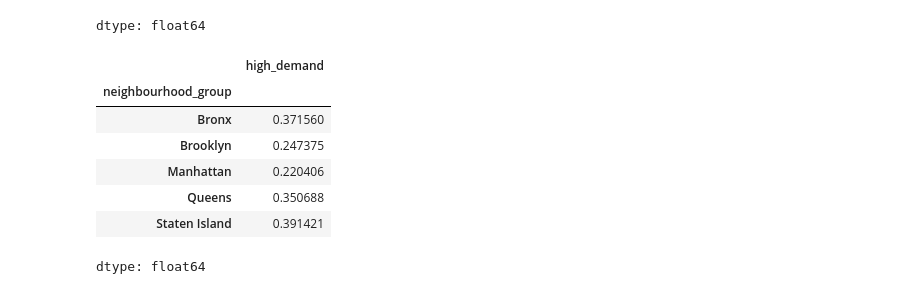
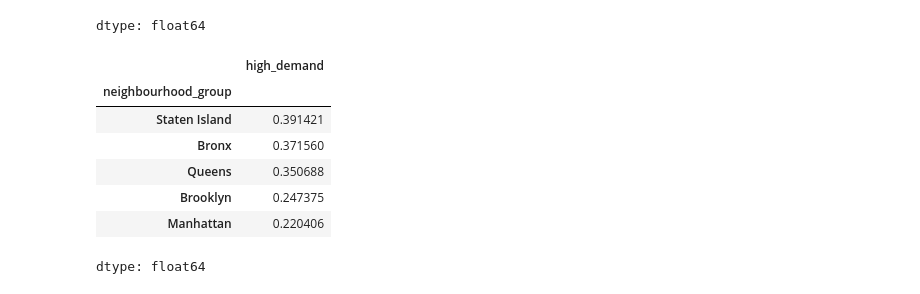
Before and after one commit to luitoz/machile-learning-team-project, a Jupyter notebook: Airbnb EDA SJ Data Preprocessing.ipynb, the cells around one changed output. Drawn from its saved outputs; the diff is of its cells as text; code cells hidden in the pictures.

```diff
--- a/Airbnb EDA SJ Data Preprocessing.ipynb
+++ b/Airbnb EDA SJ Data Preprocessing.ipynb
@@ -275,13 +275,14 @@ df["high_demand"].value_counts(normalize=True) # check of proportions for high d
 | 1 | 0.251268 |
 dtype: float64
 # %%
-df.groupby("neighbourhood_group")["high_demand"].mean() # just checking how the demand looks across neighbourhoods.
+df.groupby("neighbourhood_group")["high_demand"].mean().sort_values(ascending=False) # just checking how the demand looks across neighbourhoods.
+# luis: results look suspicious. high_demand should be higher in Manhattan, Brooklyn, and Queens in this order (https://www.mashvisor.com/blog/top-6-airbnb-new-york-neighborhoods-more/)
 # %% [output]
 |  | high_demand |
 | neighbourhood_group |  |
+| Staten Island | 0.391421 |
 | Bronx | 0.371560 |
+| Queens | 0.350688 |
 | Brooklyn | 0.247375 |
 | Manhattan | 0.220406 |
-| Queens | 0.350688 |
-| Staten Island | 0.391421 |
 dtype: float64
```
Also changed, not shown: parts of 2 cells of this notebook.
